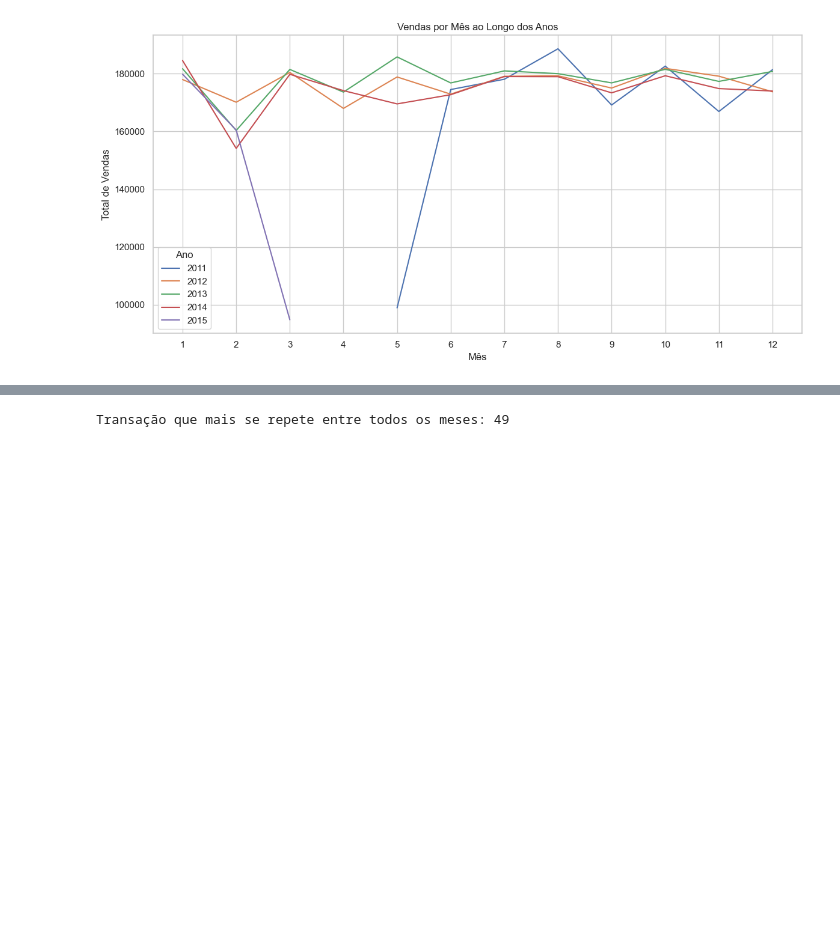
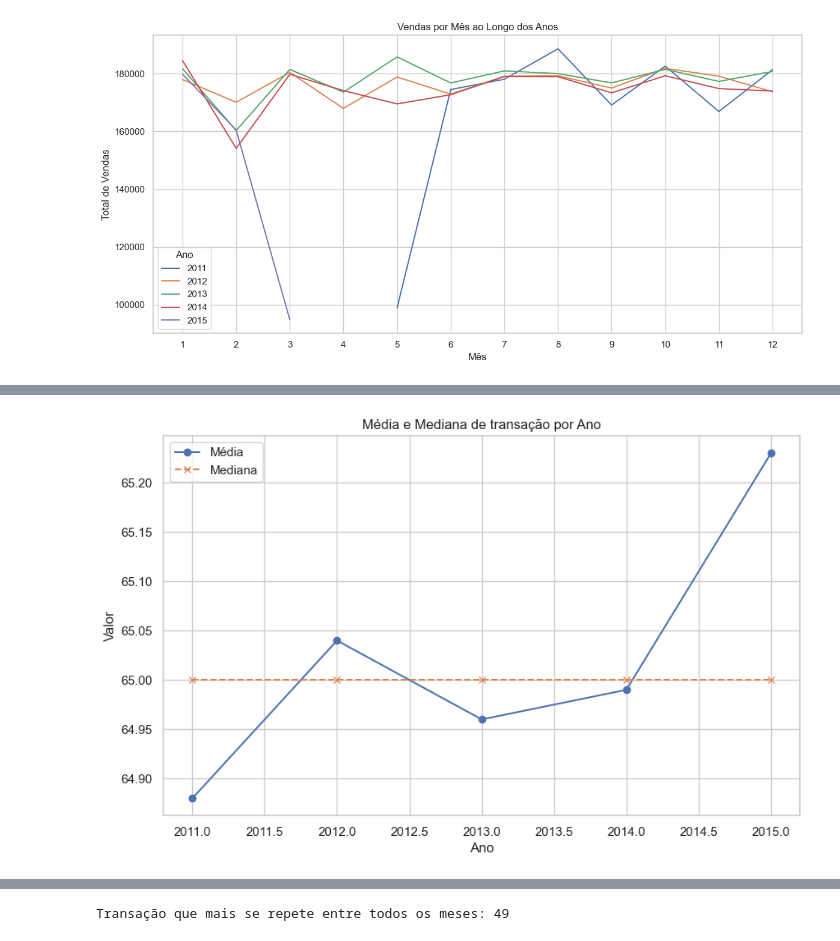
Before and after one commit to GabrielRodrigues11/test-basic-analysis, a Jupyter notebook: main.ipynb, the cells around one changed output, grey strips where cells are left out. Drawn from its saved outputs; the diff is of its cells as text; code cells hidden in the pictures; blank space fills up the shorter version.

```diff
--- a/main.ipynb
+++ b/main.ipynb
@@ -159,0 +184,13 @@ plt.show()
+# %%
+# Gráfico de linha com a média e a mediana de tran_amount para cada ano
+plt.figure(figsize=(10, 6))
+plt.plot(media_por_ano.index, media_por_ano.values, marker='o', label='Média')
+plt.plot(mediana_por_ano.index, mediana_por_ano.values, marker='x', linestyle='--', label='Mediana')
+plt.title('Média e Mediana de transação por Ano')
+plt.xlabel('Ano')
+plt.ylabel('Valor')
+plt.legend()
+plt.grid(True)
+plt.show()
+# %% [output]
+[figure, added]
```
Also changed, not shown: parts of 8 cells of this notebook, 1 other file.
